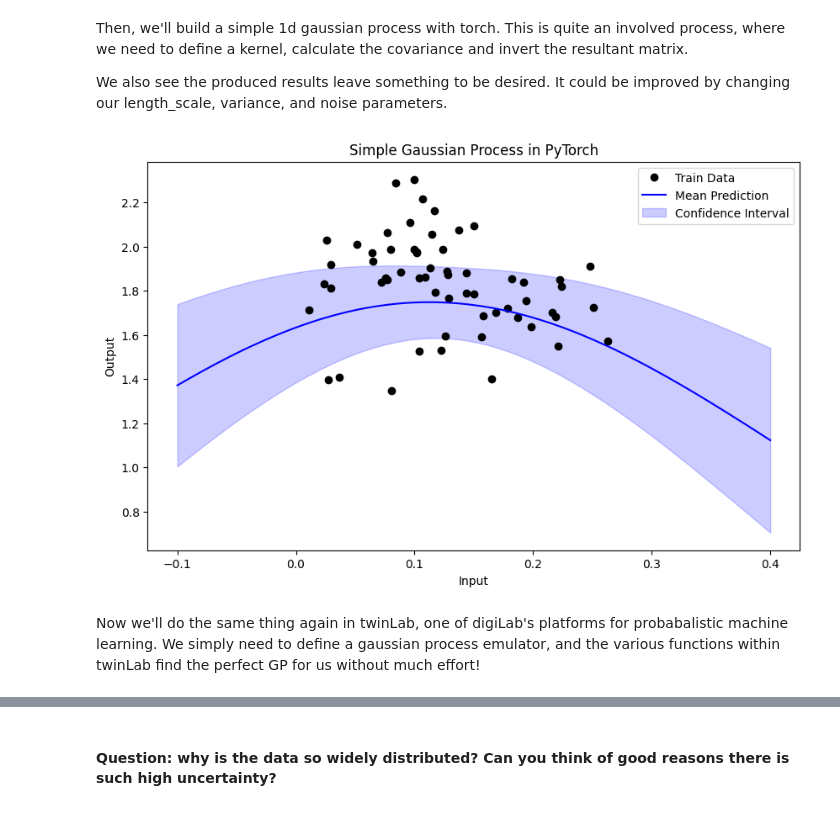
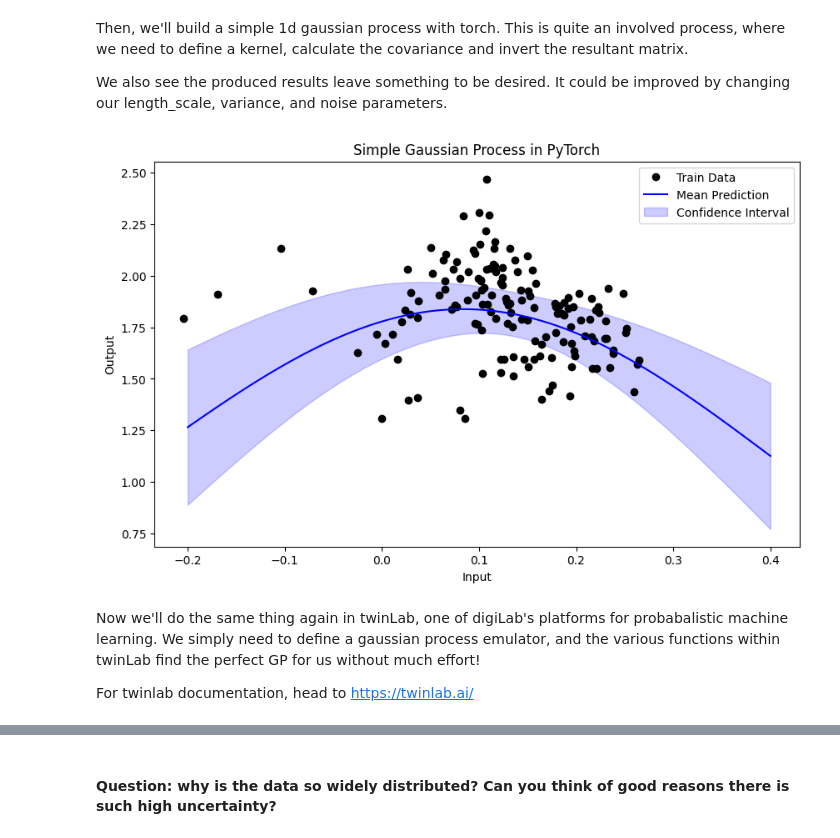
Before and after one commit to digiLab-ai/WM_digiLab_demo, a Jupyter notebook: digiLab_Summerschool_Demo.ipynb, the cells around one changed output, grey strips where cells are left out. Cells and saved outputs as stored; diff of their text form; code cells hidden in the pictures.

```diff
--- a/digiLab_Summerschool_Demo.ipynb
+++ b/digiLab_Summerschool_Demo.ipynb
@@ -72,7 +78,7 @@ dataset_id = "Magnetics_dataset"
 dataset = tl.Dataset(id=dataset_id)
 
 # Define test and train size
-train_len = 60
+train_len = 150
 eval_len = len(df) - train_len
 
 # Define train and test data
@@ -105,9 +111,6 @@ Then, we'll build a simple 1d gaussian process with torch. This is quite an invo
 
 We also see the produced results leave something to be desired. It could be improved by changing our length_scale, variance, and noise parameters.
 # %%
-
-import torch
-
 # Define the RBF Kernel
 def rbf_kernel(x1, x2, length_scale=0.3, variance=0.1):
     x1 = x1.unsqueeze(1)  # (n, 1)
@@ -118,37 +121,39 @@ def rbf_kernel(x1, x2, length_scale=0.3, variance=0.1):
 #Training data
 X_train = torch.tensor(np.array(df_train[input_columns]), dtype=torch.float32).squeeze()
 y_train = torch.tensor(np.array(df_train["Elongation"]), dtype=torch.float32).squeeze()
 
 # Test points
-X_test = torch.linspace(-0.1, 0.4, 100)
+X_test = torch.linspace(-0.2, 0.4, 100)
 
 # Compute Kernels
 noise = 0.4
 K = rbf_kernel(X_train, X_train)
 K += noise * torch.eye(len(X_train))  # Add observation noise
 K_s = rbf_kernel(X_train, X_test)
 K_ss = rbf_kernel(X_test, X_test)
 
 # Matrix Inversion and prediction
 K_inv = torch.inverse(K)
 mu_s = K_s.T @ K_inv @ y_train
 cov_s = K_ss - K_s.T @ K_inv @ K_s
 std_s = torch.sqrt(torch.diag(cov_s))
 
 #  Plot
 plt.figure(figsize=(10, 6))
 plt.plot(X_train, y_train, 'ko', label='Train Data')
 plt.plot(X_test, mu_s, 'b', label='Mean Prediction')
 plt.fill_between(X_test, mu_s - 2*std_s, mu_s + 2*std_s, color='blue', alpha=0.2, label='Confidence Interval')
 plt.legend()
 plt.title("Simple Gaussian Process in PyTorch")
 plt.xlabel("Input")
 plt.ylabel("Output")
 plt.show()
 # %% [output]
-[figure, old version]
+[figure, new version]
 # %% [markdown]
 Now we'll do the same thing again in twinLab, one of digiLab's platforms for probabalistic machine learning. We simply need to define a gaussian process emulator, and the various functions within twinLab find the perfect GP for us without much effort!
+
+For twinlab documentation, head to https://twinlab.ai/
 # %%
 
 # Initialise emulator
```
Also changed, not shown: parts of 11 cells of this notebook, 1 other file.
